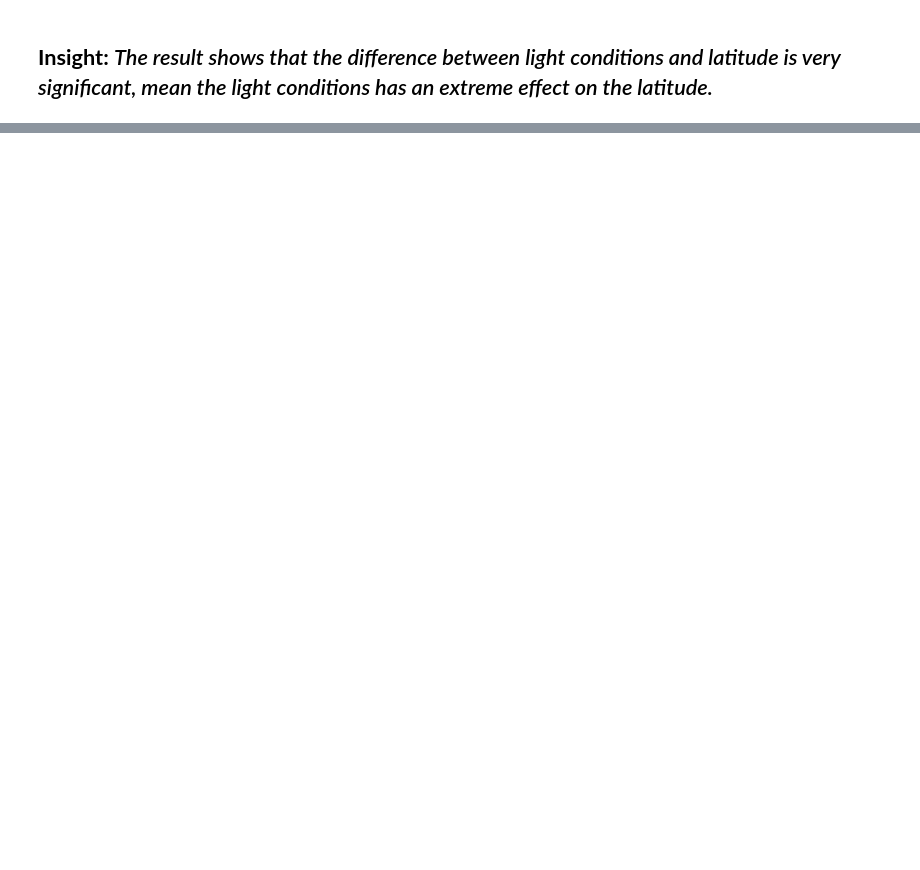
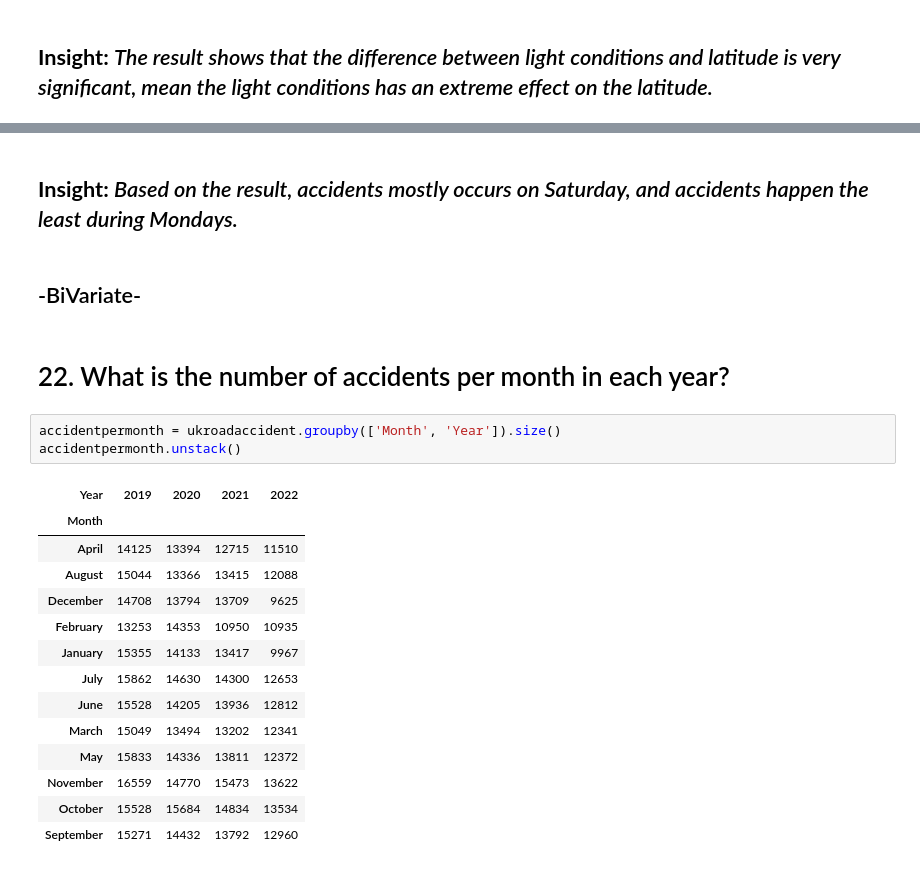
Before and after one commit to LuwhennLoren/sir-mesiera, a Jupyter notebook: Activity2.ipynb, the cells around one changed output, grey strips where cells are left out. Saved outputs shown, nothing was run; the diff lists cells and outputs as text; blank space fills up the shorter version.

```diff
--- a/Activity2.ipynb
+++ b/Activity2.ipynb
@@ -345,0 +493,24 @@ pvalue
+# %% [markdown]
+<h2> <strong>Insight: </strong> <i>Based on the result, accidents mostly occurs on Saturday, and accidents happen the least during Mondays.</i> </h2>
+# %% [markdown]
+<h2>-BiVariate-</h2>
+# %% [markdown]
+<h1>22. What is the number of accidents per month in each year?</h1>
+# %%
+accidentpermonth = ukroadaccident.groupby(['Month', 'Year']).size()
+accidentpermonth.unstack()
+# %% [output]
+| Year | 2019 | 2020 | 2021 | 2022 |
+| Month |  |  |  |  |
+| April | 14125 | 13394 | 12715 | 11510 |
+| August | 15044 | 13366 | 13415 | 12088 |
+| December | 14708 | 13794 | 13709 | 9625 |
+| February | 13253 | 14353 | 10950 | 10935 |
+| January | 15355 | 14133 | 13417 | 9967 |
+| July | 15862 | 14630 | 14300 | 12653 |
+| June | 15528 | 14205 | 13936 | 12812 |
+| March | 15049 | 13494 | 13202 | 12341 |
+| May | 15833 | 14336 | 13811 | 12372 |
+| November | 16559 | 14770 | 15473 | 13622 |
+| October | 15528 | 15684 | 14834 | 13534 |
+| September | 15271 | 14432 | 13792 | 12960 |
```
Also changed, not shown: parts of 68 cells of this notebook.
